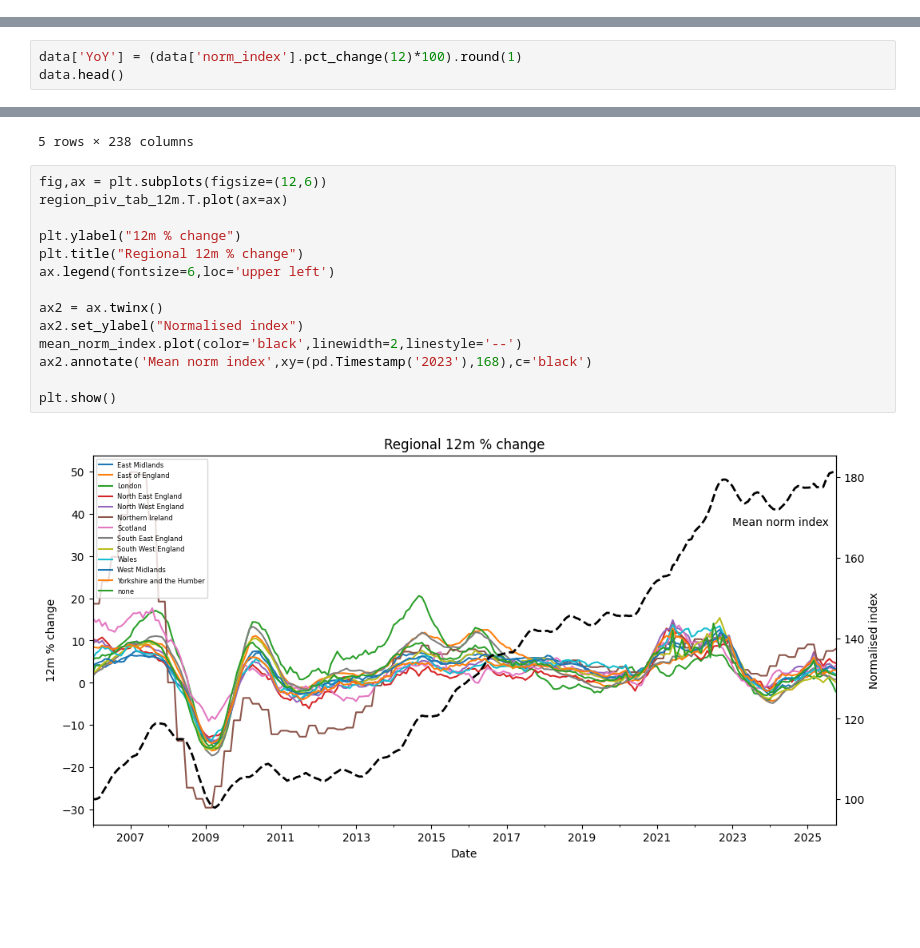
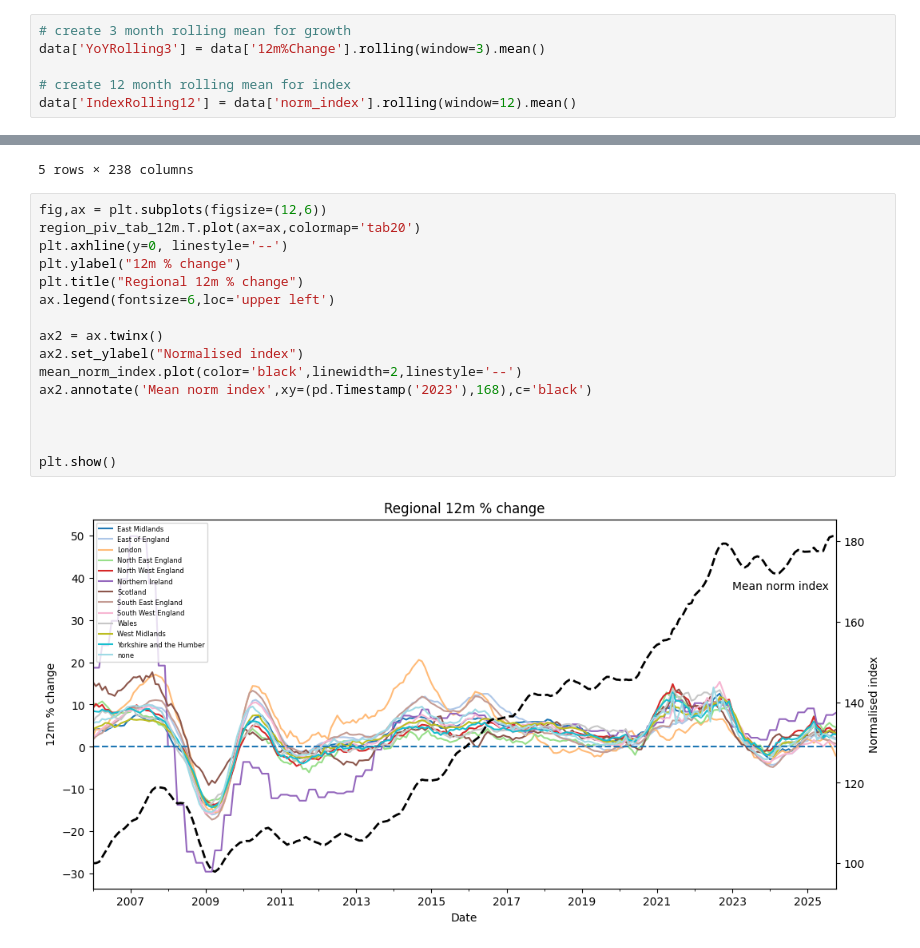
Before and after one commit to ollietiong/uk_house_prices, a Jupyter notebook: notebooks/UKHousePrices-Notebook1.ipynb, the cells around one changed output, grey strips where cells are left out. Cells and saved outputs as stored; diff of their text form; blank space fills up the shorter version.

```diff
--- a/notebooks/UKHousePrices-Notebook1.ipynb
+++ b/notebooks/UKHousePrices-Notebook1.ipynb
@@ -490,0 +495,6 @@ By inspection we can see that London has experienced the most growth with East o
+# %%
+# create 3 month rolling mean for growth
+data['YoYRolling3'] = data['12m%Change'].rolling(window=3).mean()
+
+# create 12 month rolling mean for index
+data['IndexRolling12'] = data['norm_index'].rolling(window=12).mean()
@@ -503,3 +529,0 @@ Text(0.5, 1.0, 'Standard deviation of indices over time')
-# %%
-data['YoY'] = (data['norm_index'].pct_change(12)*100).round(1)
-data.head()
@@ -524,17 +541,19 @@ region_piv_tab_12m.head()
 5 rows × 238 columns
 # %%
 fig,ax = plt.subplots(figsize=(12,6))
-region_piv_tab_12m.T.plot(ax=ax)
-
+region_piv_tab_12m.T.plot(ax=ax,colormap='tab20')
+plt.axhline(y=0, linestyle='--')
 plt.ylabel("12m % change")
 plt.title("Regional 12m % change")
 ax.legend(fontsize=6,loc='upper left')
 
 ax2 = ax.twinx()
 ax2.set_ylabel("Normalised index")
 mean_norm_index.plot(color='black',linewidth=2,linestyle='--')
 ax2.annotate('Mean norm index',xy=(pd.Timestamp('2023'),168),c='black')
 
+
+
 plt.show()
 # %% [output]
-[figure, old version]
+[figure, new version]
```
Also changed, not shown: parts of 21 cells of this notebook.
